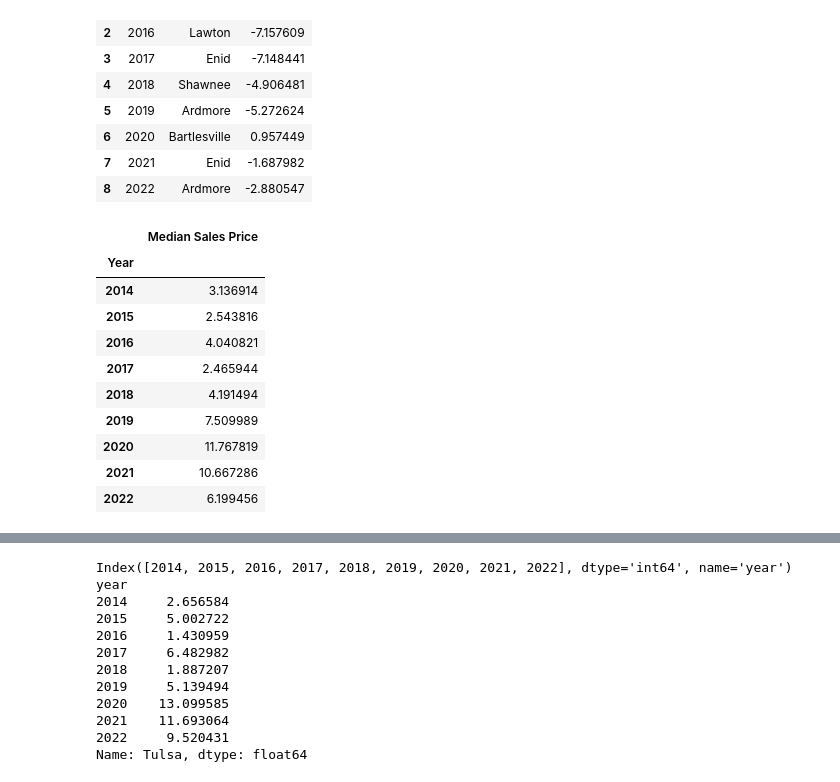
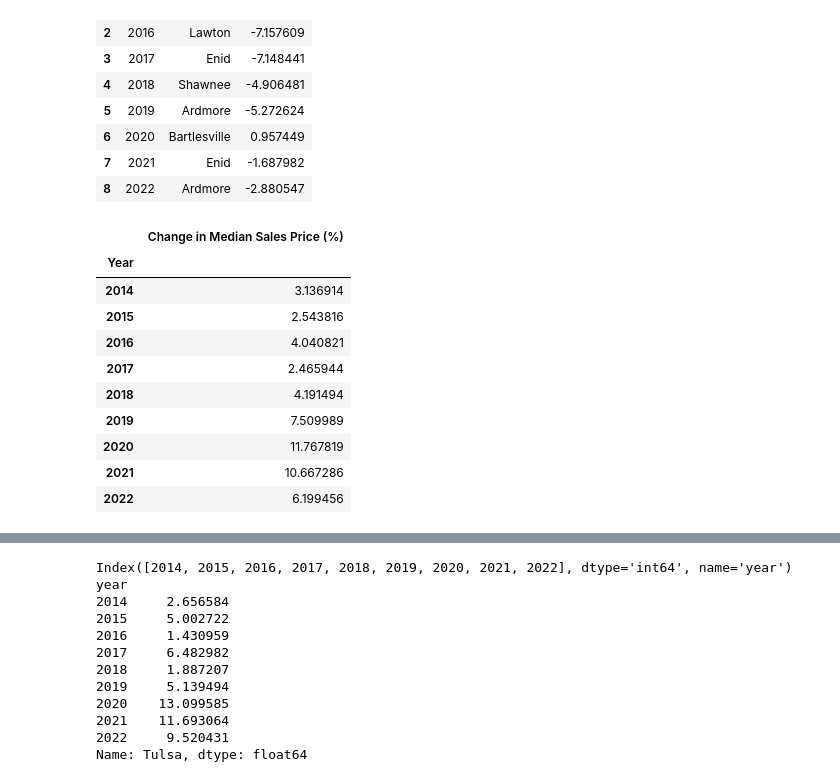
Before and after one commit to ramkumarpj/project-one, a Jupyter notebook: code/HomeSales_InterestRate_Analysis.ipynb, the cells around one changed output, grey strips where cells are left out. Saved outputs shown, nothing was run; the diff lists cells and outputs as text; code cells hidden in the pictures.

```diff
--- a/code/HomeSales_InterestRate_Analysis.ipynb
+++ b/code/HomeSales_InterestRate_Analysis.ipynb
@@ -196,3 +191,3 @@ dtype: int64
 # %%
-dfValue['date'] = pd.to_datetime(dfValue['date'])
+dfMedianSalesPrice['date'] = pd.to_datetime(dfMedianSalesPrice['date'])
 # %%
@@ -207,8 +202,8 @@ region                  object
 state                   object
 dtype: object
 # %%
-dfValue = dfValue.loc[ (dfValue['date'].dt.year > 2012) & (dfValue['date'].dt.year < 2023), :]
-dfValue.tail()
+dfMedianSalesPrice = dfMedianSalesPrice.loc[ (dfMedianSalesPrice['date'].dt.year > 2012) & (dfMedianSalesPrice['date'].dt.year < 2023), :]
+dfMedianSalesPrice.tail()
 # %% [output]
 |  | indicator_id | region_id | date | value | region_type | region | state |
 | 127072 | SSAM | 395236 | 2022-08-31 | 156250.0 | metro | Woodward | OK |
@@ -220,8 +215,8 @@ dfValue.tail()
 
 median_sales_price_by_year = []
 for i in range(2013, 2023):
-    dfValue_temp = dfValue.loc[dfValue['date'].dt.year == i,:]
-    median_sales_price_by_year.append(dfValue_temp.groupby("region")["value"].mean())
+    dfMedianSalesPrice_temp = dfMedianSalesPrice.loc[dfMedianSalesPrice['date'].dt.year == i,:]
+    median_sales_price_by_year.append(dfMedianSalesPrice_temp.groupby("region")["value"].mean())
 # %%
 median_sales_price_by_year
 # %% [output]
@@ -243,7 +238,7 @@ median_sales_price_by_year
  Woodward         129354.166667
  Name: value, dtype: float64]
 # %%
-median_sales_by_metro = pd.DataFrame(dfValue['region'].unique())
+median_sales_by_metro = pd.DataFrame(dfMedianSalesPrice['region'].unique())
 
 median_sales_by_metro = median_sales_by_metro.rename(columns= {0 : 'region'})
 
@@ -485,12 +480,12 @@ low_returns_per_year
 | 7 | 2021 | Enid | -1.687982 |
 | 8 | 2022 | Ardmore | -2.880547 |
 # %%
-average_median_sales_df = pd.DataFrame(median_sales_diff_by_zip.mean())
-average_median_sales_df = average_median_sales_df.rename(columns= {0 : 'Median Sales Price'})
+average_median_sales_df = pd.DataFrame(median_sales_diff_by_metro.mean())
+average_median_sales_df = average_median_sales_df.rename(columns= {0 : 'Change in Median Sales Price (%)'})
 average_median_sales_df.index.name = 'Year'
 average_median_sales_df
 # %% [output]
-|  | Median Sales Price |
+|  | Change in Median Sales Price (%) |
 | Year |  |
 | 2014 | 3.136914 |
 | 2015 | 2.543816 |
```
Also changed, not shown: parts of 23 cells of this notebook, 3 other files.
